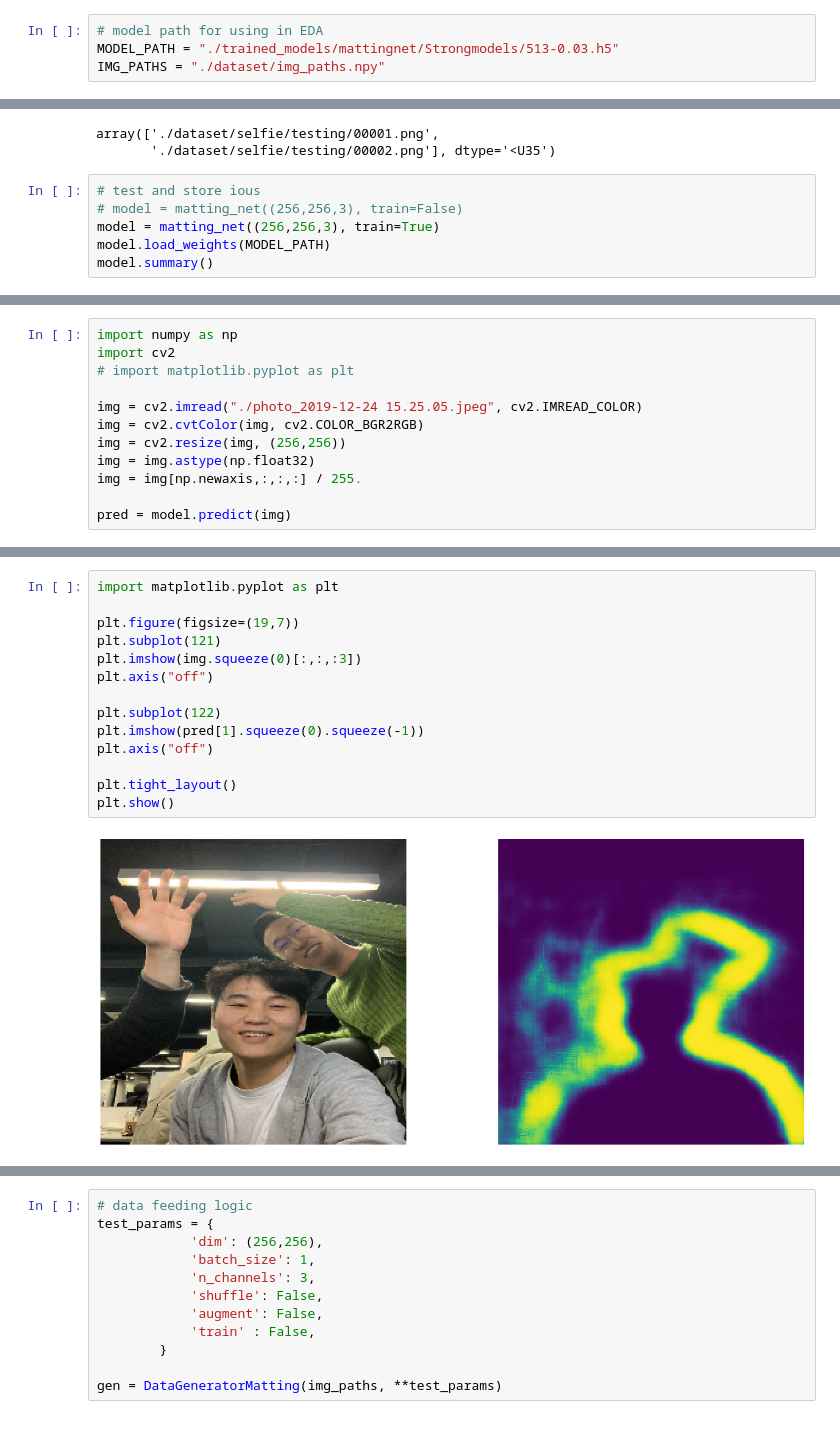
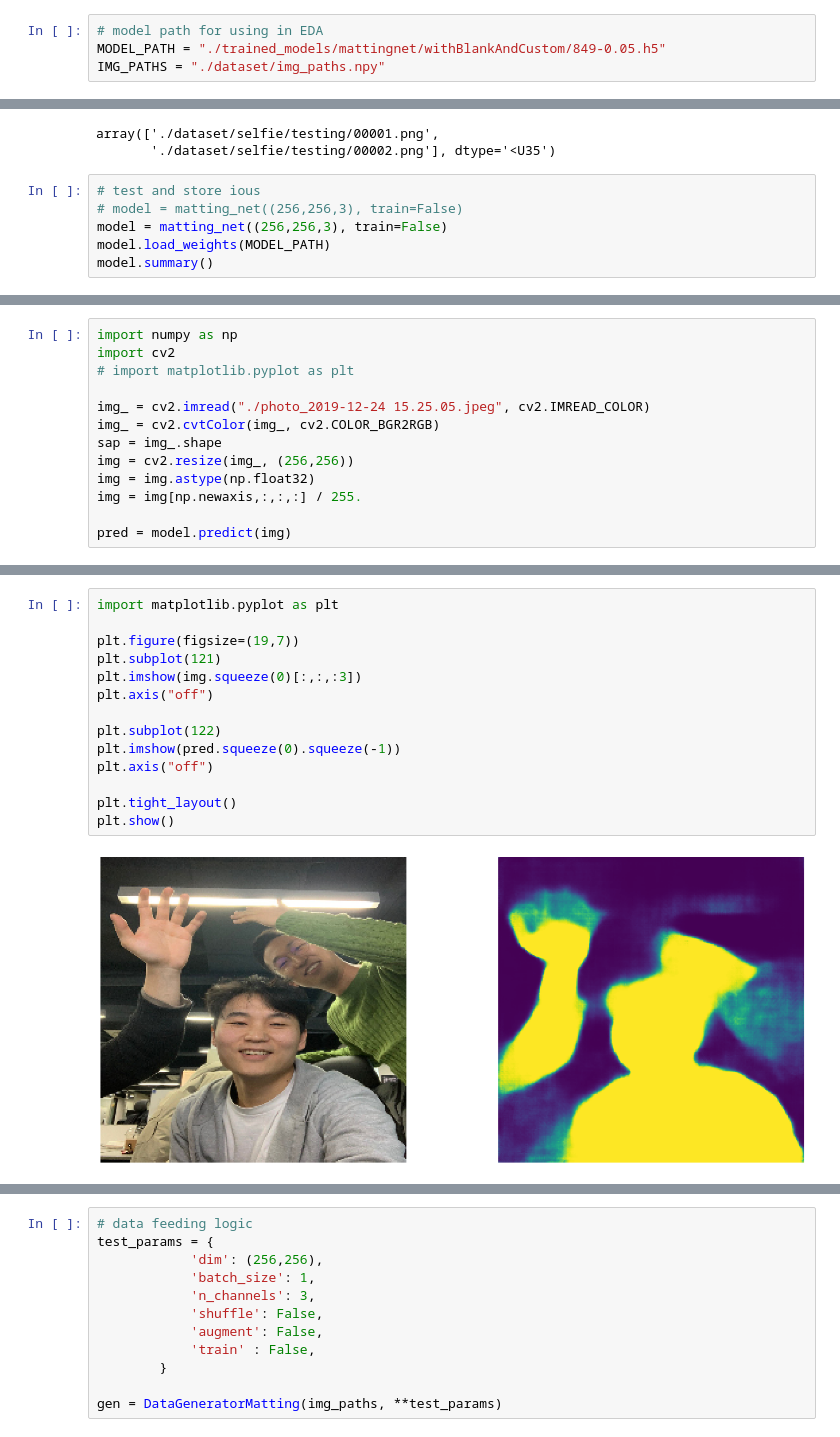
Before and after one commit to minus31/Portrait-segmentation, a Jupyter notebook: Model_output_EDA.ipynb, the cells around one changed output, grey strips where cells are left out. Saved outputs shown, nothing was run; the diff lists cells and outputs as text.

```diff
--- a/Model_output_EDA.ipynb
+++ b/Model_output_EDA.ipynb
@@ -27,6 +29,6 @@ def iou_coef(y_true, y_pred, smooth=1):
 # %%
 # model path for using in EDA
-MODEL_PATH = "./trained_models/mattingnet/Strongmodels/513-0.03.h5"
+MODEL_PATH = "./trained_models/mattingnet/withBlankAndCustom/849-0.05.h5"
 IMG_PATHS = "./dataset/img_paths.npy"
 # %%
 img_paths = np.load(IMG_PATHS)
@@ -37,7 +39,7 @@ array(['./dataset/selfie/testing/00001.png',
 # %%
 # test and store ious
 # model = matting_net((256,256,3), train=False)
-model = matting_net((256,256,3), train=True)
+model = matting_net((256,256,3), train=False)
 model.load_weights(MODEL_PATH)
 model.summary()
 # %% [output]
@@ -99,9 +108,10 @@ import numpy as np
 import cv2
 # import matplotlib.pyplot as plt
 
-img = cv2.imread("./photo_2019-12-24 15.25.05.jpeg", cv2.IMREAD_COLOR)
-img = cv2.cvtColor(img, cv2.COLOR_BGR2RGB)
-img = cv2.resize(img, (256,256))
+img_ = cv2.imread("./photo_2019-12-24 15.25.05.jpeg", cv2.IMREAD_COLOR)
+img_ = cv2.cvtColor(img_, cv2.COLOR_BGR2RGB)
+sap = img_.shape
+img = cv2.resize(img_, (256,256))
 img = img.astype(np.float32)
 img = img[np.newaxis,:,:,:] / 255.
 
@@ -120,16 +130,16 @@ with tf.Session()  as sess :
 # %%
 import matplotlib.pyplot as plt
 
 plt.figure(figsize=(19,7))
 plt.subplot(121)
 plt.imshow(img.squeeze(0)[:,:,:3])
 plt.axis("off")
 
 plt.subplot(122)
-plt.imshow(pred[1].squeeze(0).squeeze(-1))
+plt.imshow(pred.squeeze(0).squeeze(-1))
 plt.axis("off")
 
 plt.tight_layout()
 plt.show()
 # %% [output]
-[figure, old version]
+[figure, new version]
```
Also changed, not shown: parts of 7 cells of this notebook, 7 other files.
